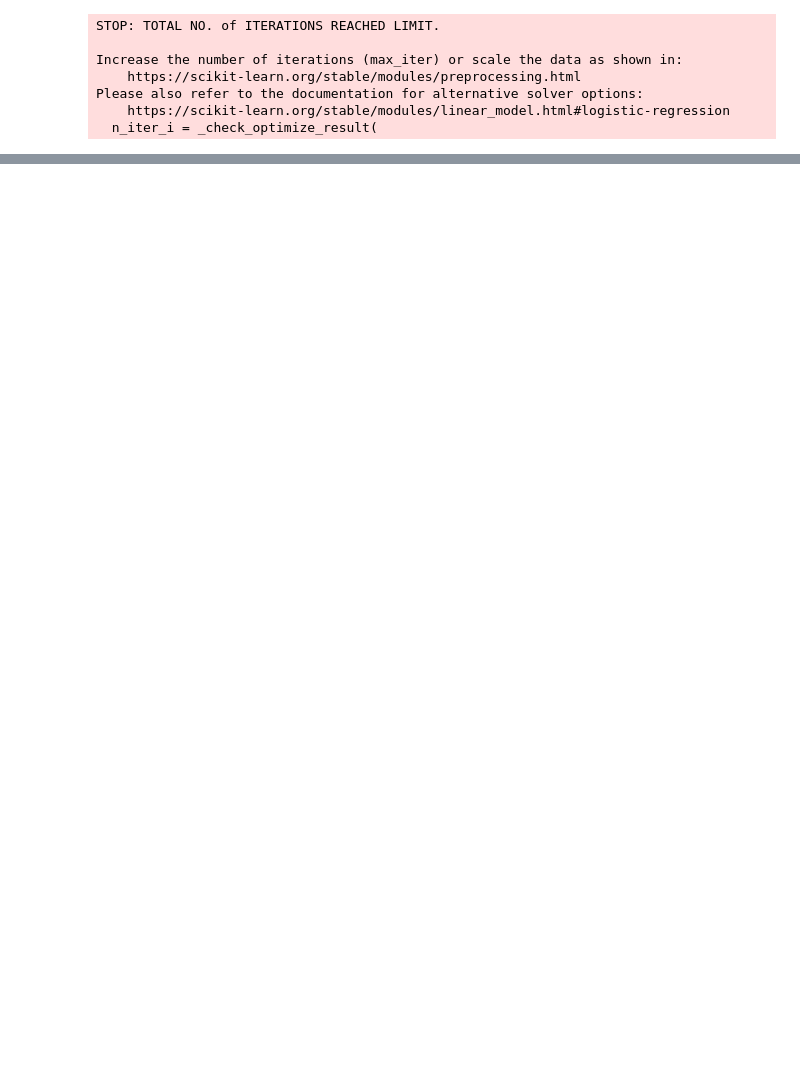
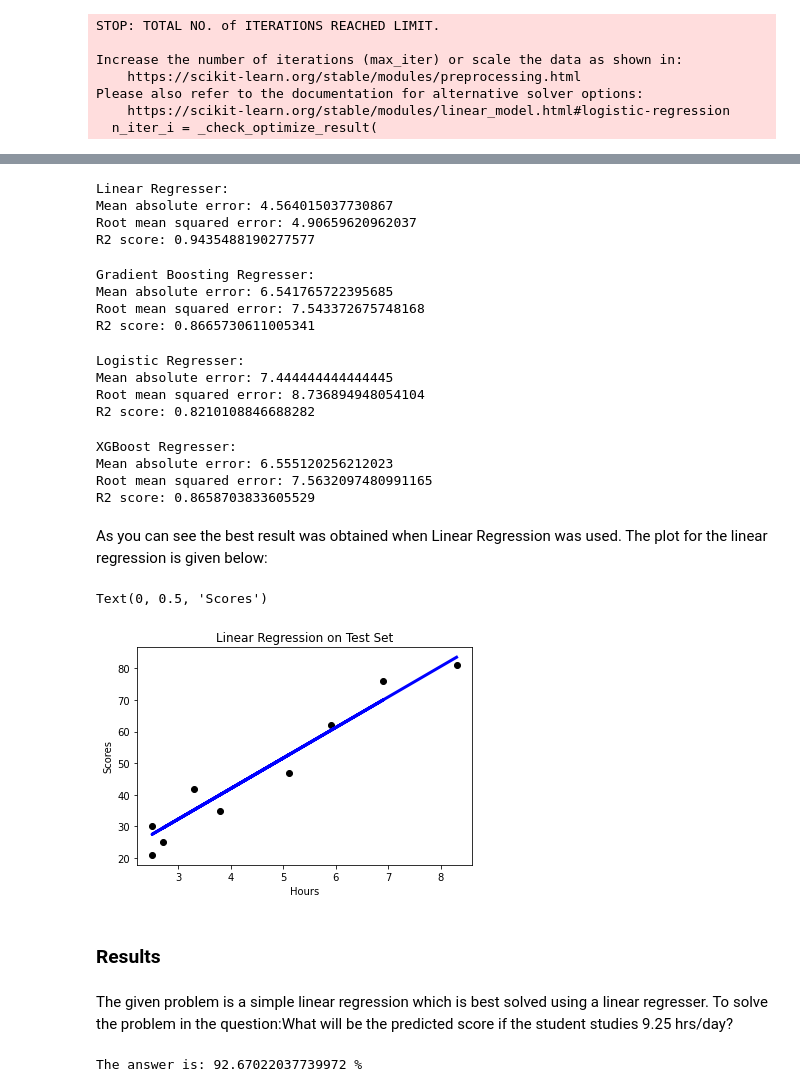
Before and after one commit to davidgigu/TSF-Internship, a Jupyter notebook: Task1/Task1_code.ipynb, the cells around one changed output, grey strips where cells are left out. Saved outputs shown, nothing was run; the diff lists cells and outputs as text; code cells hidden in the pictures; blank space fills up the shorter version.

```diff
--- a/Task1/Task1_code.ipynb
+++ b/Task1/Task1_code.ipynb
@@ -121,0 +132,61 @@ print(r2_score(y_test, pred4))
+# %%
+print('Linear Regresser:')
+print('Mean absolute error:', mean_absolute_error(y_test, pred1))
+print('Root mean squared error:',mean_squared_error(y_test, pred1,squared=False))
+print('R2 score:',r2_score(y_test, pred1))
+# %% [output]
+Linear Regresser:
+Mean absolute error: 4.564015037730867
+Root mean squared error: 4.90659620962037
+R2 score: 0.9435488190277577
+# %%
+print('Gradient Boosting Regresser:')
+print('Mean absolute error:',mean_absolute_error(y_test, pred2))
+print('Root mean squared error:',mean_squared_error(y_test, pred2,squared=False))
+print('R2 score:',r2_score(y_test, pred2))
+# %% [output]
+Gradient Boosting Regresser:
+Mean absolute error: 6.541765722395685
+Root mean squared error: 7.543372675748168
+R2 score: 0.8665730611005341
+# %%
+print('Logistic Regresser:')
+print('Mean absolute error:',mean_absolute_error(y_test, pred3))
+print('Root mean squared error:',mean_squared_error(y_test, pred3,squared=False))
+print('R2 score:',r2_score(y_test, pred3))
+# %% [output]
+Logistic Regresser:
+Mean absolute error: 7.444444444444445
+Root mean squared error: 8.736894948054104
+R2 score: 0.8210108846688282
+# %%
+print('XGBoost Regresser:')
+print('Mean absolute error:',mean_absolute_error(y_test, pred4))
+print('Root mean squared error:',mean_squared_error(y_test, pred4,squared=False))
+print('R2 score:',r2_score(y_test, pred4))
+# %% [output]
+XGBoost Regresser:
+Mean absolute error: 6.555120256212023
+Root mean squared error: 7.5632097480991165
+R2 score: 0.8658703833605529
+# %% [markdown]
+As you can see the best result was obtained when Linear Regression was used. The plot for the linear regression is given below:
+# %%
+plt.scatter(X_test, y_test, color="black")
+plt.plot(X_test, pred1, color="blue", linewidth=3)
+plt.title("Linear Regression on Test Set") #title
+plt.xlabel("Hours") #x label
+plt.ylabel("Scores") #y label
+# %% [output]
+Text(0, 0.5, 'Scores')
+[figure, added]
+# %% [markdown]
+### Results
+# %% [markdown]
+The given problem is a simple linear regression which is best solved using a linear regresser.
+To solve the problem in the question:What will be the predicted score if the student studies 9.25 hrs/day?
+# %%
+ans=reg1.predict([[9.25]])[0]
+print('The answer is:',ans,'%')
+# %% [output]
+The answer is: 92.67022037739972 %
```
Also changed, not shown: parts of 28 cells of this notebook, 1 other file.
